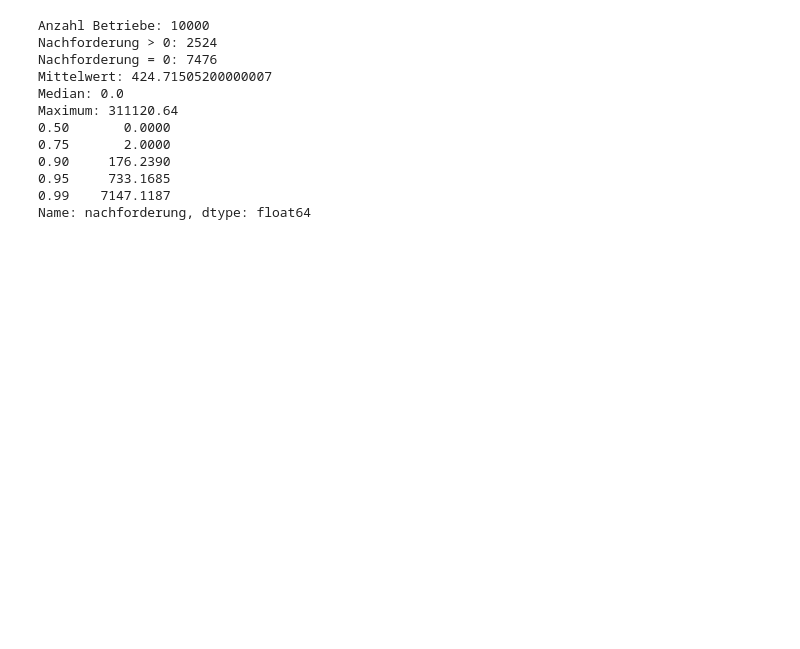
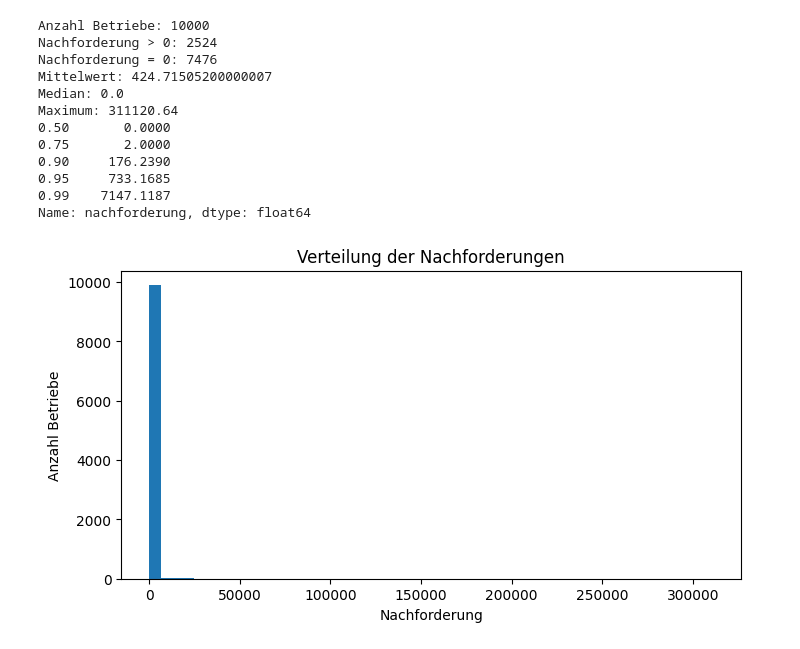
Before and after one commit to smartinezai/DRV-model, a Jupyter notebook: nachforderung_modell.ipynb, the cells around one changed output. Cells and saved outputs as stored; diff of their text form; code cells hidden in the pictures; blank space fills up the shorter version.

```diff
--- a/nachforderung_modell.ipynb
+++ b/nachforderung_modell.ipynb
@@ -68,3 +106,13 @@ Maximum: 311120.64
 0.95     733.1685
 0.99    7147.1187
 Name: nachforderung, dtype: float64
+# %%
+
+plt.figure(figsize=(8, 4))
+plt.hist(y, bins=50)
+plt.title("Verteilung der Nachforderungen")
+plt.xlabel("Nachforderung")
+plt.ylabel("Anzahl Betriebe")
+plt.show()
+# %% [output]
+[figure, added]
```
Also changed, not shown: parts of 6 cells of this notebook.
